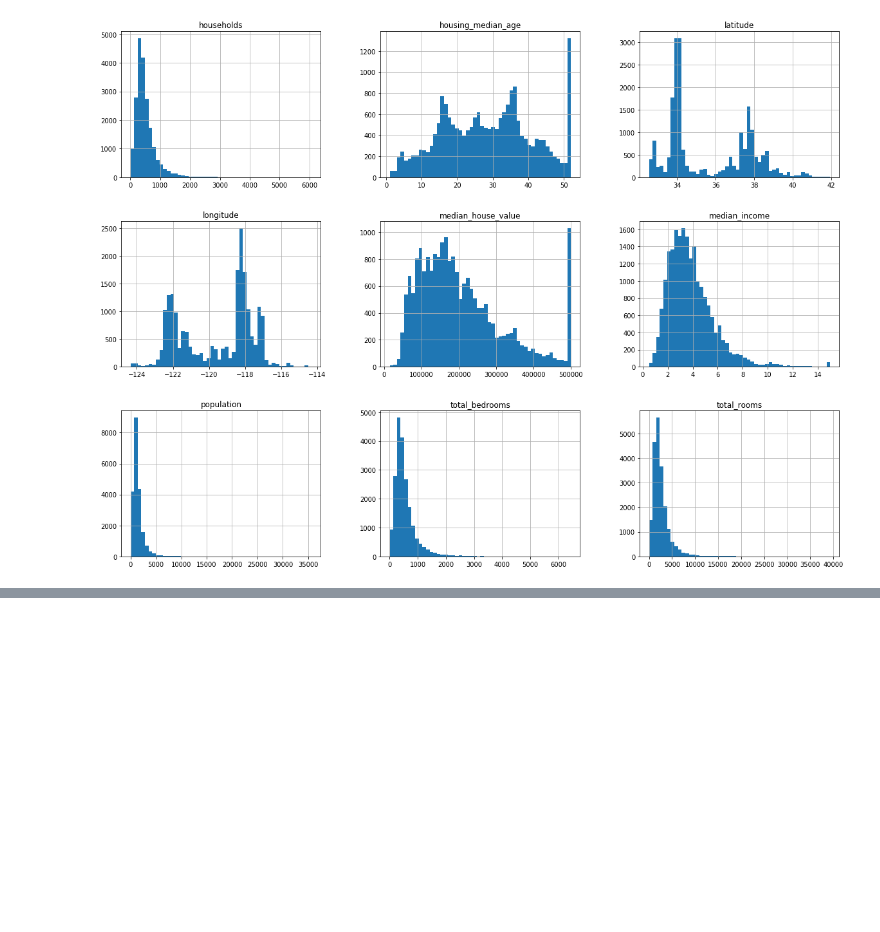
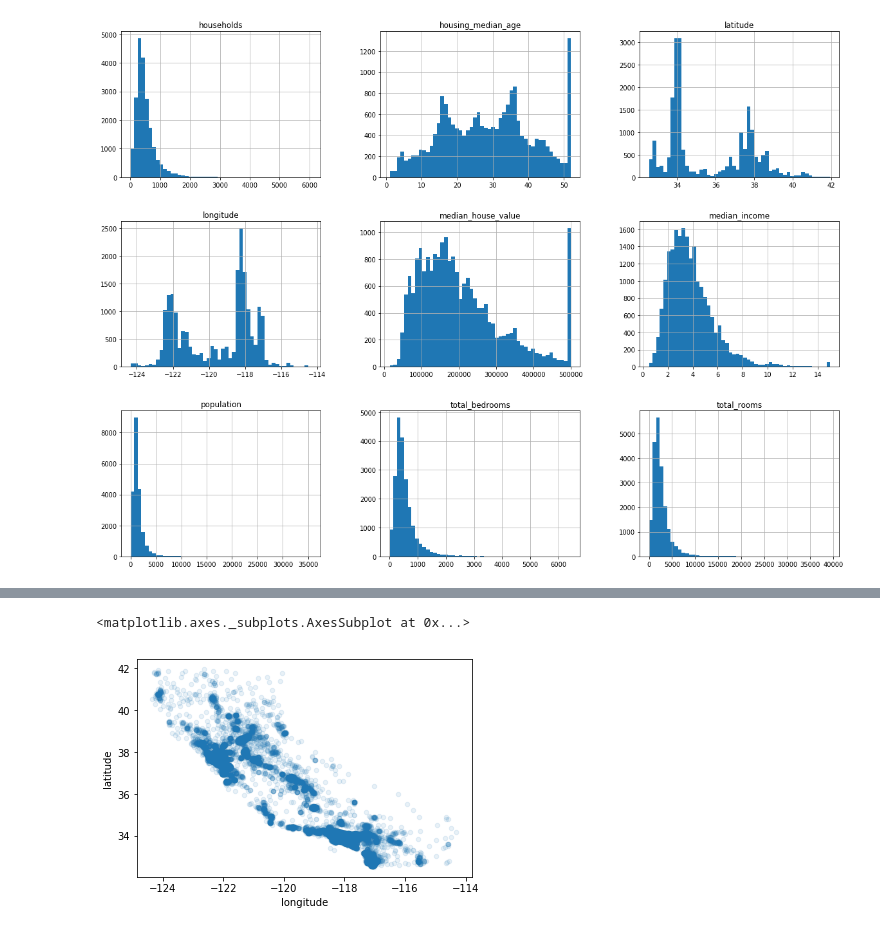
Before and after one commit to mpietrzy/handson-ml2, a Jupyter notebook: mdp_scripts/c2_mdp_end_to_end_ML.ipynb, the cells around one changed output, grey strips where cells are left out. Drawn from its saved outputs; the diff is of its cells as text; code cells hidden in the pictures; blank space fills up the shorter version.

```diff
--- a/mdp_scripts/c2_mdp_end_to_end_ML.ipynb
+++ b/mdp_scripts/c2_mdp_end_to_end_ML.ipynb
@@ -76,0 +126,10 @@ plt.show()
+# %%
+from sklearn.model_selection import StratifiedShuffleSplit
+
+split = StratifiedShuffleSplit(n_splits=1, test_size=0.2, random_state=42)
+for train_index, test_index in split.split(housing_data, housing_data["income_cat"]):
+    strat_train_set = housing_data.loc[train_index]
+    strat_test_set = housing_data.loc[test_index]
+
+# validate this stratification worked as expected
+strat_test_set["income_cat"].value_counts() / len(strat_test_set)
@@ -76,0 +151,7 @@ plt.show()
+# %%
+housing_data = strat_train_set.copy()
+# %%
+housing_data.plot(kind="scatter", x="longitude", y="latitude", alpha=0.1)
+# %% [output]
+<matplotlib.axes._subplots.AxesSubplot at 0x...>
+[figure, added]
```
Also changed, not shown: parts of 10 cells of this notebook.
